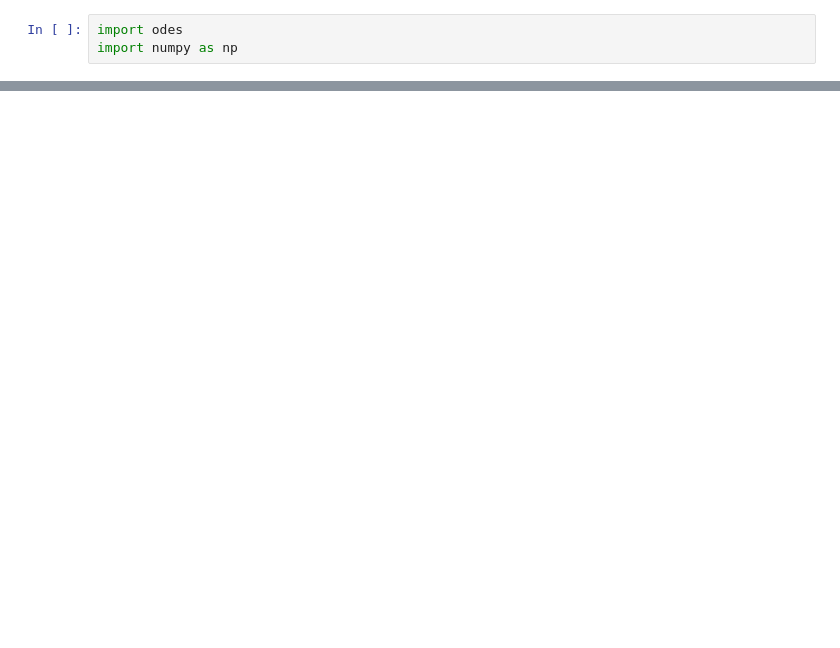
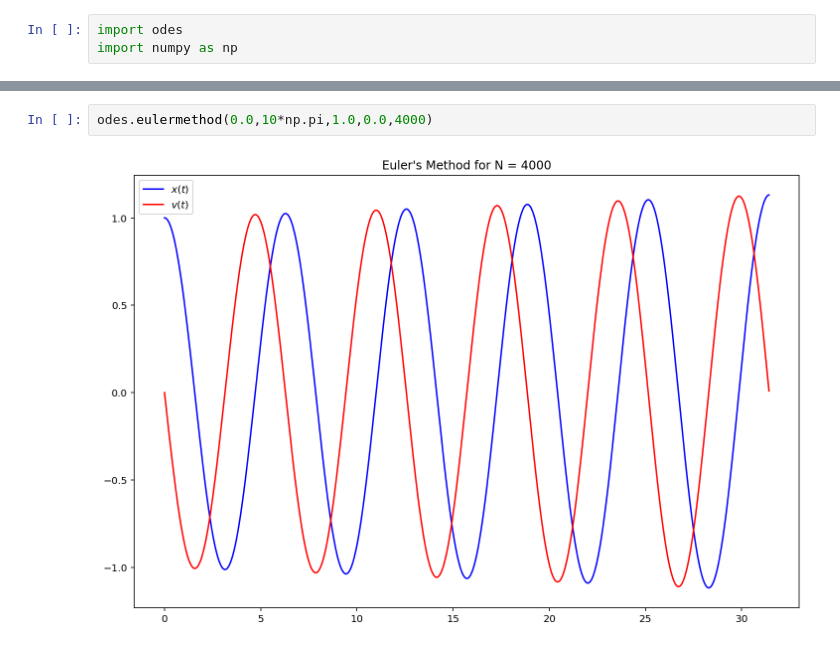
Before and after one commit to chapman-phys220-2018f/cw11-crump, a Jupyter notebook: odes.ipynb, the cells around one changed output, grey strips where cells are left out. Cells and saved outputs as stored; diff of their text form; blank space fills up the shorter version.

```diff
--- a/odes.ipynb
+++ b/odes.ipynb
@@ -12 +12,5 @@ odes.eulermethod(0.0,10*np.pi,1.0,0.0)
+# %%
+odes.eulermethod(0.0,10*np.pi,1.0,0.0,4000)
+# %% [output]
+[figure, added]
 # %%
```
Also changed, not shown: parts of 11 cells of this notebook, 1 other file.
